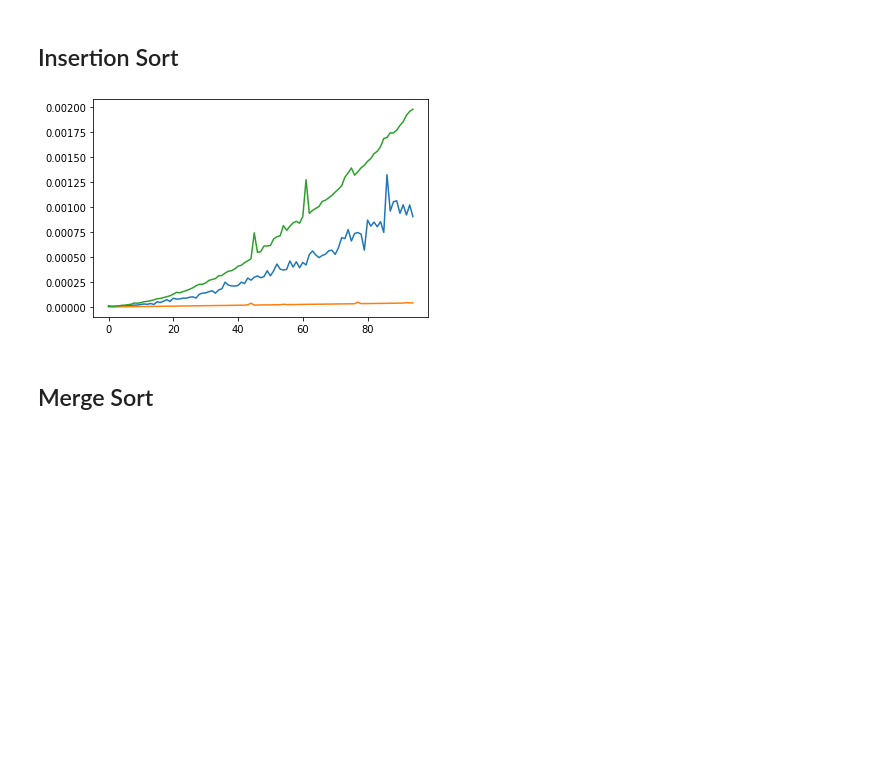
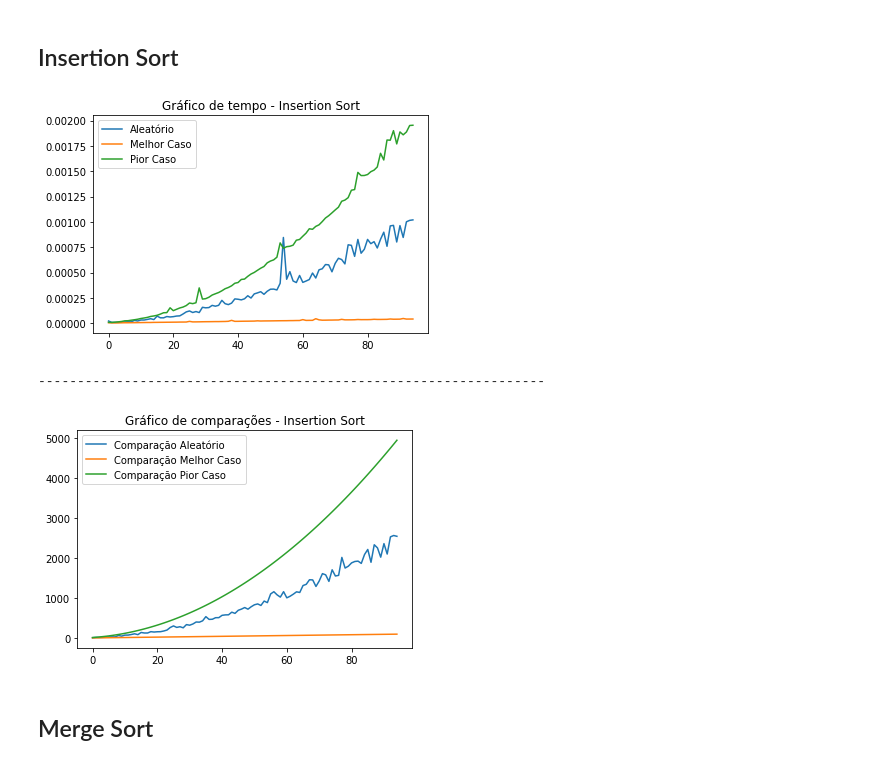
Before and after one commit to Arthss/Exerc-cio-de-CPA, a Jupyter notebook: Exercício_de_CPA.ipynb, the cells around one changed output. Cells and saved outputs as stored; diff of their text form; code cells hidden in the pictures; blank space fills up the shorter version.

```diff
--- a/Exercício_de_CPA.ipynb
+++ b/Exercício_de_CPA.ipynb
@@ -41,11 +41,11 @@ def geraArrayAleatorio(quantidade):
 # %%
 def tempo(algoritmo, arranjo):
   inicio = time.time()
-  algoritmo(arranjo)
+  comparacoes = algoritmo(arranjo)[1]
   fim = time.time()
   tempoExecucao = fim - inicio
 
-  return tempoExecucao
+  return tempoExecucao, comparacoes
 # %% [markdown]
 # Funções de Ordenação
 
@@ -63,40 +63,60 @@ def insertionSort(numeros):
       chave = numeros[j]
       i = 0
       i = j - 1
 
       comparacoes += 1
       while i >= 0 and numeros[i] > chave:
         comparacoes += 1
         numeros[i + 1] = numeros[i]
         i = i - 1
       numeros[i + 1] = chave
 
     return numeros, comparacoes
 
 
 tempoAleatorio = []
 comparacoesAleatorio = []
 for a in range(5,100):
   aleatorio = geraArrayAleatorio(a)
-  tempoAleatorio.append(tempo(insertionSort, aleatorio))
+  aux = tempo(insertionSort, aleatorio)
+  ##print(aux[0])
+  tempoAleatorio.append(aux[0])
+  comparacoesAleatorio.append(aux[1])
 
 tempoMelhorCaso = []
+comparacoesMelhorCaso = []
 for a in range(5,100):
   melhorCaso = np.arange(a)
-  tempoMelhorCaso.append(tempo(insertionSort, melhorCaso))
+  aux = tempo(insertionSort, melhorCaso)
+  tempoMelhorCaso.append(aux[0])
+  comparacoesMelhorCaso.append(aux[1])
 
 
 tempoPiorCaso = []
+comparacoesPiorCaso = []
 for a in range(5,100):
   piorCaso = np.arange(a, 0, -1)
-  tempoPiorCaso.append(tempo(insertionSort, piorCaso))
+  aux = tempo(insertionSort, piorCaso)
+  tempoPiorCaso.append(aux[0])
+  comparacoesPiorCaso.append(aux[1])
 
-plt.plot(tempoAleatorio)
-plt.plot(tempoMelhorCaso)
-plt.plot(tempoPiorCaso)
+plt.plot(tempoAleatorio, label = 'Aleatório')
+plt.plot(tempoMelhorCaso, label = 'Melhor Caso')
+plt.plot(tempoPiorCaso, label = 'Pior Caso')
+plt.title('Gráfico de tempo - Insertion Sort')
+plt.legend()
 plt.show()
+print("-----------------------------------------------------------------")
+plt.plot(comparacoesAleatorio, label = 'Comparação Aleatório')
+plt.plot(comparacoesMelhorCaso, label = 'Comparação Melhor Caso')
+plt.plot(comparacoesPiorCaso, label = 'Comparação Pior Caso')
+plt.title('Gráfico de comparações - Insertion Sort')
+plt.legend()
+plt.show()
 # %% [output]
-[figure, old version]
+[figure, new version]
+-----------------------------------------------------------------
+[figure, added]
 # %% [markdown]
 ##  Merge Sort
 # %%
```
